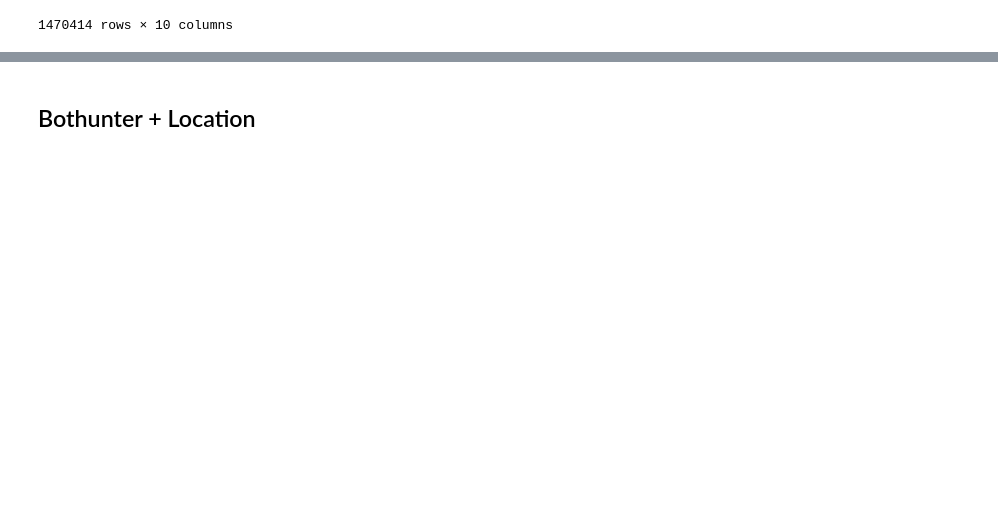
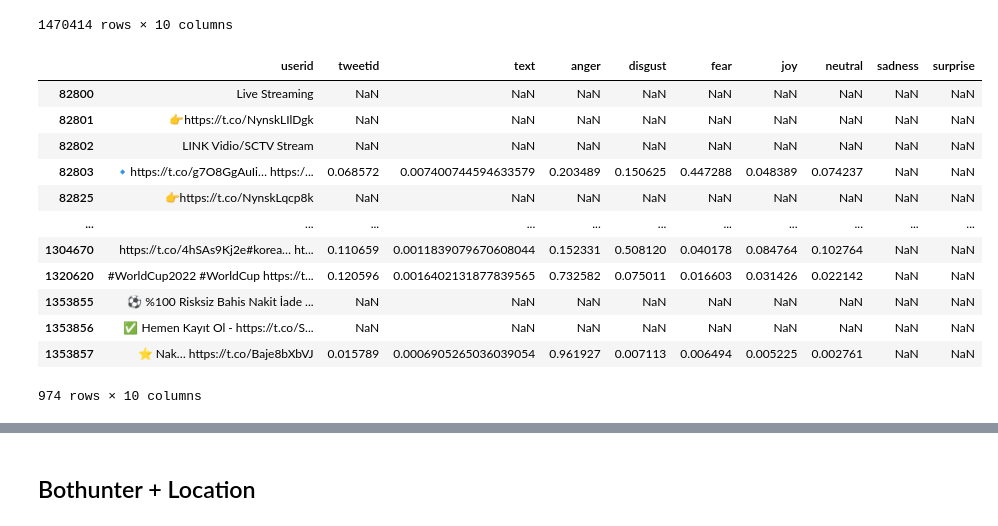
Before and after one commit to tanmayraj/fifa23analysis, a Jupyter notebook: 20230226_Analysis.ipynb, the cells around one changed output, grey strips where cells are left out. Cells and saved outputs as stored; diff of their text form; code cells hidden in the pictures; blank space fills up the shorter version.

```diff
--- a/20230226_Analysis.ipynb
+++ b/20230226_Analysis.ipynb
@@ -88,3 +88,20 @@ df_emotion
 | 1470412 | 1487871301171744771 | 1.487871e+18 | Ganhamos mas lembrando que Tite e... | 0.351239 | 0.000996 | 0.486202 | 0.122127 | 0.006981 | 0.025267 | 0.007188 |
 | 1470413 | 1557619138117378049 | 1.557619e+18 | #️⃣ #Brazil #Switzerland #Brazilv... | 0.054019 | 0.001668 | 0.825460 | 0.083121 | 0.006542 | 0.019780 | 0.009410 |
 1470414 rows × 10 columns
+# %%
+## Additional cleaning
+df_emotion[df_emotion['userid'].str.isnumeric()==False]
+# %% [output]
+|  | userid | tweetid | text | anger | disgust | fear | joy | neutral | sadness | surprise |
+| 82800 | Live Streaming | NaN | NaN | NaN | NaN | NaN | NaN | NaN | NaN | NaN |
+| 82801 | 👉https://t.co/NynskLIlDgk | NaN | NaN | NaN | NaN | NaN | NaN | NaN | NaN | NaN |
+| 82802 | LINK Vidio/SCTV Stream | NaN | NaN | NaN | NaN | NaN | NaN | NaN | NaN | NaN |
+| 82803 | 🔹https://t.co/g7O8GgAuIi… https:/... | 0.068572 | 0.007400744594633579 | 0.203489 | 0.150625 | 0.447288 | 0.048389 | 0.074237 | NaN | NaN |
+| 82825 | 👉https://t.co/NynskLqcp8k | NaN | NaN | NaN | NaN | NaN | NaN | NaN | NaN | NaN |
+| ... | ... | ... | ... | ... | ... | ... | ... | ... | ... | ... |
+| 1304670 | https://t.co/4hSAs9Kj2e#korea… ht... | 0.110659 | 0.0011839079670608044 | 0.152331 | 0.508120 | 0.040178 | 0.084764 | 0.102764 | NaN | NaN |
+| 1320620 | #WorldCup2022 #WorldCup https://t... | 0.120596 | 0.0016402131877839565 | 0.732582 | 0.075011 | 0.016603 | 0.031426 | 0.022142 | NaN | NaN |
+| 1353855 | ⚽️ %100 Risksiz Bahis Nakit İade ... | NaN | NaN | NaN | NaN | NaN | NaN | NaN | NaN | NaN |
+| 1353856 | ✅ Hemen Kayıt Ol - https://t.co/S... | NaN | NaN | NaN | NaN | NaN | NaN | NaN | NaN | NaN |
+| 1353857 | ⭐️ Nak… https://t.co/Baje8bXbVJ | 0.015789 | 0.0006905265036039054 | 0.961927 | 0.007113 | 0.006494 | 0.005225 | 0.002761 | NaN | NaN |
+974 rows × 10 columns
```
Also changed, not shown: parts of 15 cells of this notebook.
